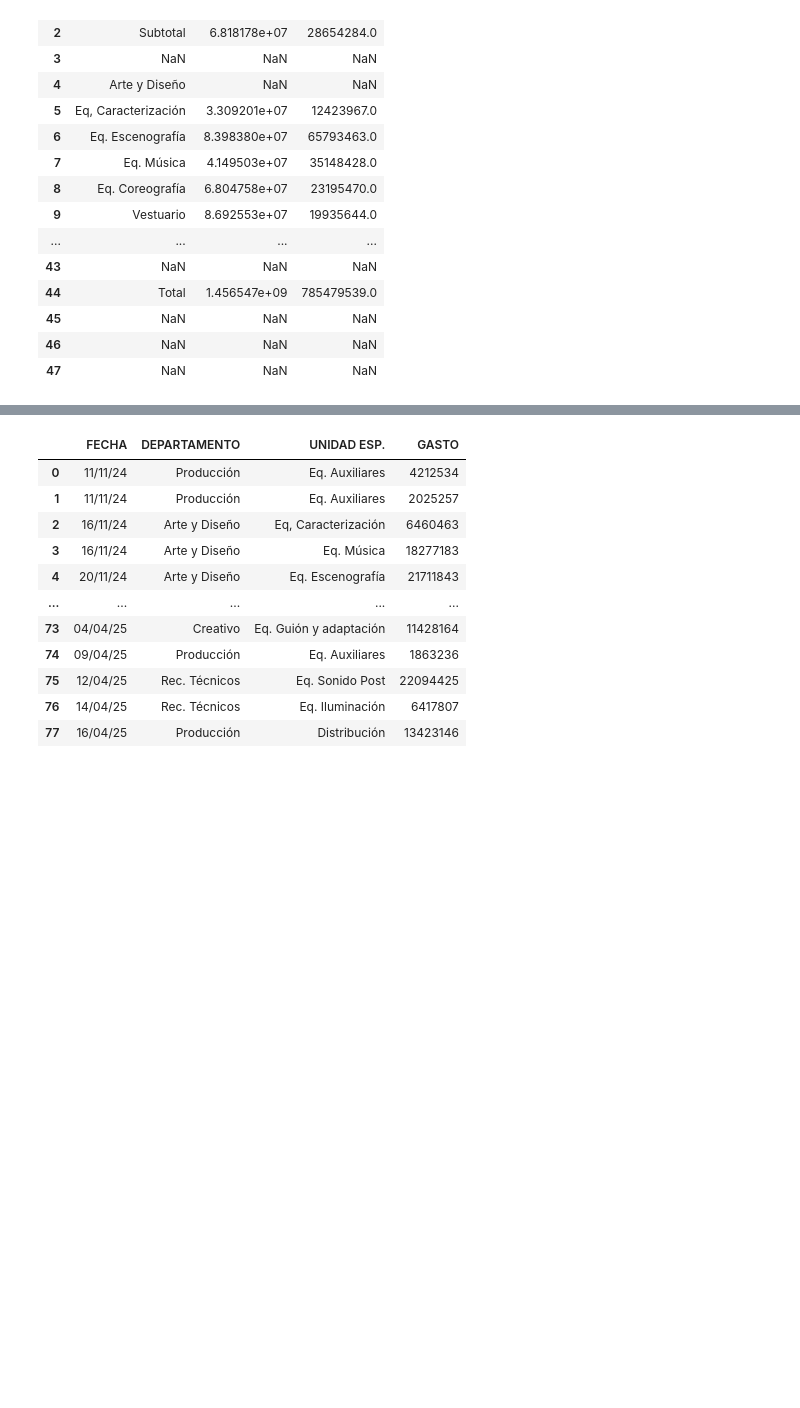
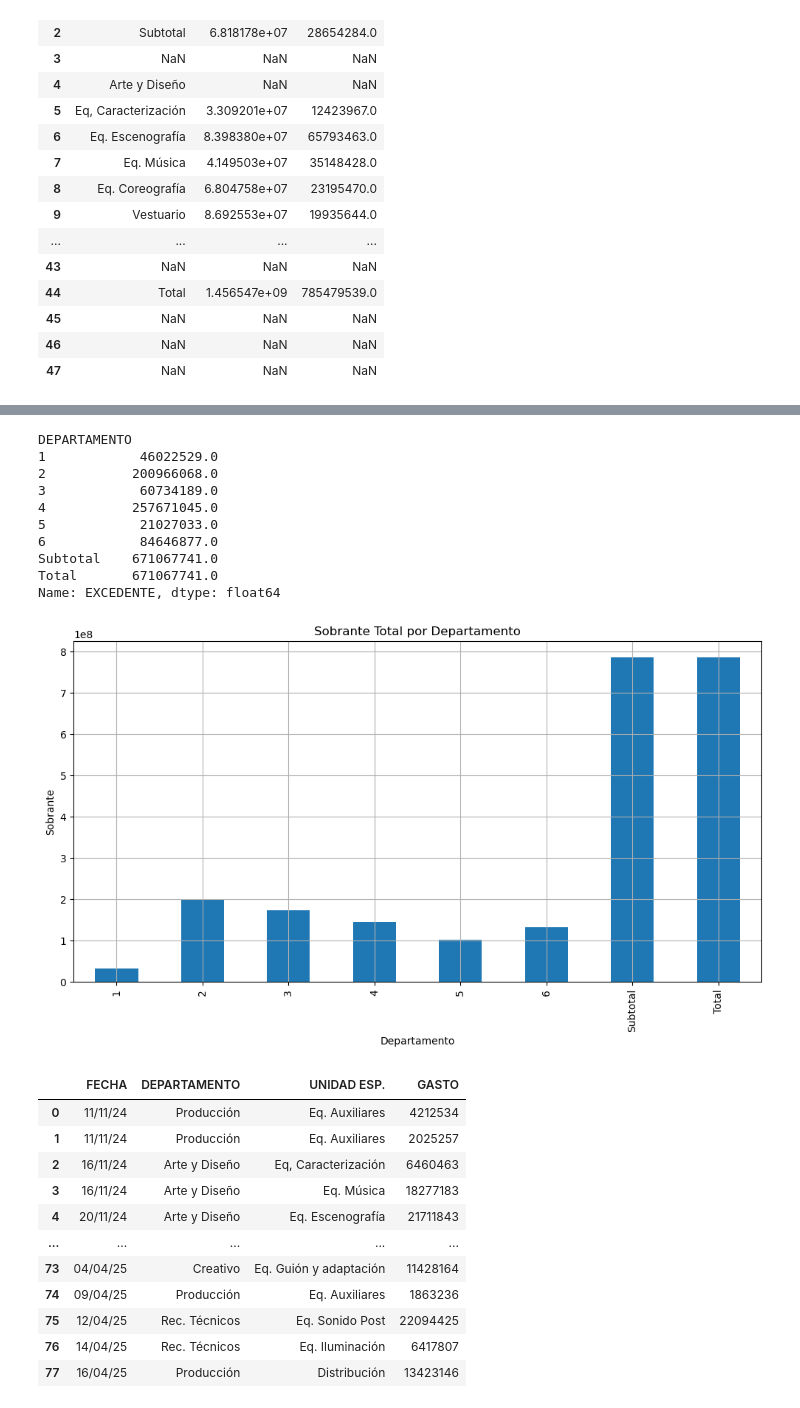
Before and after one commit to Ro-Jimenez/Preproyecto, a Jupyter notebook: avance1.ipynb, the cells around one changed output, grey strips where cells are left out. Saved outputs shown, nothing was run; the diff lists cells and outputs as text; code cells hidden in the pictures; blank space fills up the shorter version.

```diff
--- a/avance1.ipynb
+++ b/avance1.ipynb
@@ -66,3 +145,28 @@ Realizamos lo mismo pero la segunda hoja del excel
+# %%
+
+df2sinNa = dataPreprocesada1[dataPreprocesada1['DEPARTAMENTO'].notna() & dataPreprocesada1['EXCEDENTE'].notna()]
+print(df2sinNa.groupby('DEPARTAMENTO')['EXCEDENTE'].sum())
+sobrante_por_departamento = df2sinNa.groupby('DEPARTAMENTO')['EXCEDENTE'].sum()
+plt.figure(figsize=(10, 6))
+gasto_por_departamento.plot(kind='bar')
+plt.title('Sobrante Total por Departamento')
+plt.ylabel('Sobrante')
+plt.xlabel('Departamento')
+plt.grid()
+plt.tight_layout()
+plt.show()
+# %% [output]
+DEPARTAMENTO
+1            46022529.0
+2           200966068.0
+3            60734189.0
+4           257671045.0
+5            21027033.0
+6            84646877.0
+Subtotal    671067741.0
+Total       671067741.0
+Name: EXCEDENTE, dtype: float64
+[figure, added]
 # %%
 data2.columns = data2.columns.str.strip()
 data2['GASTO'] = data2['GASTO'].astype(str)
```
Also changed, not shown: parts of 5 cells of this notebook.
